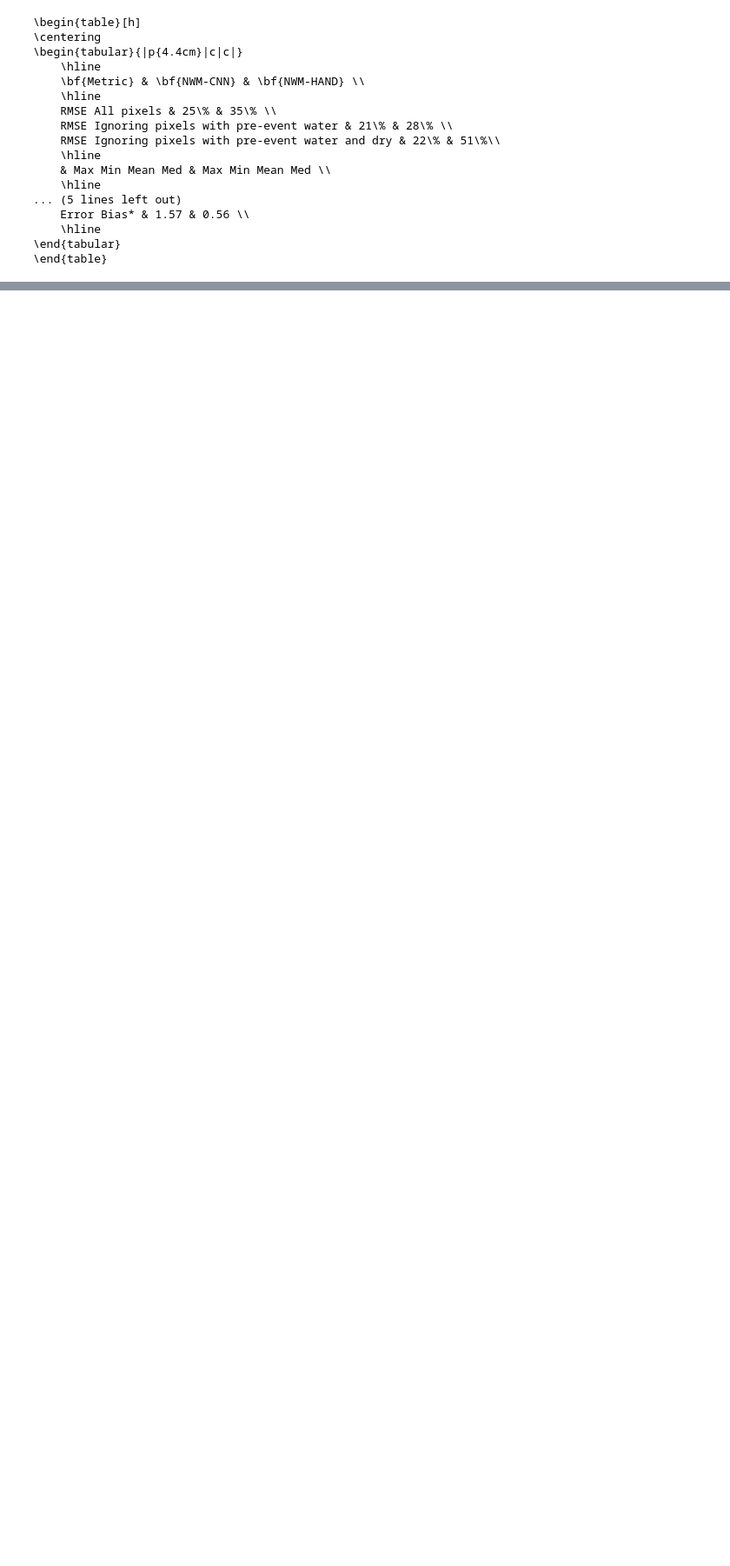
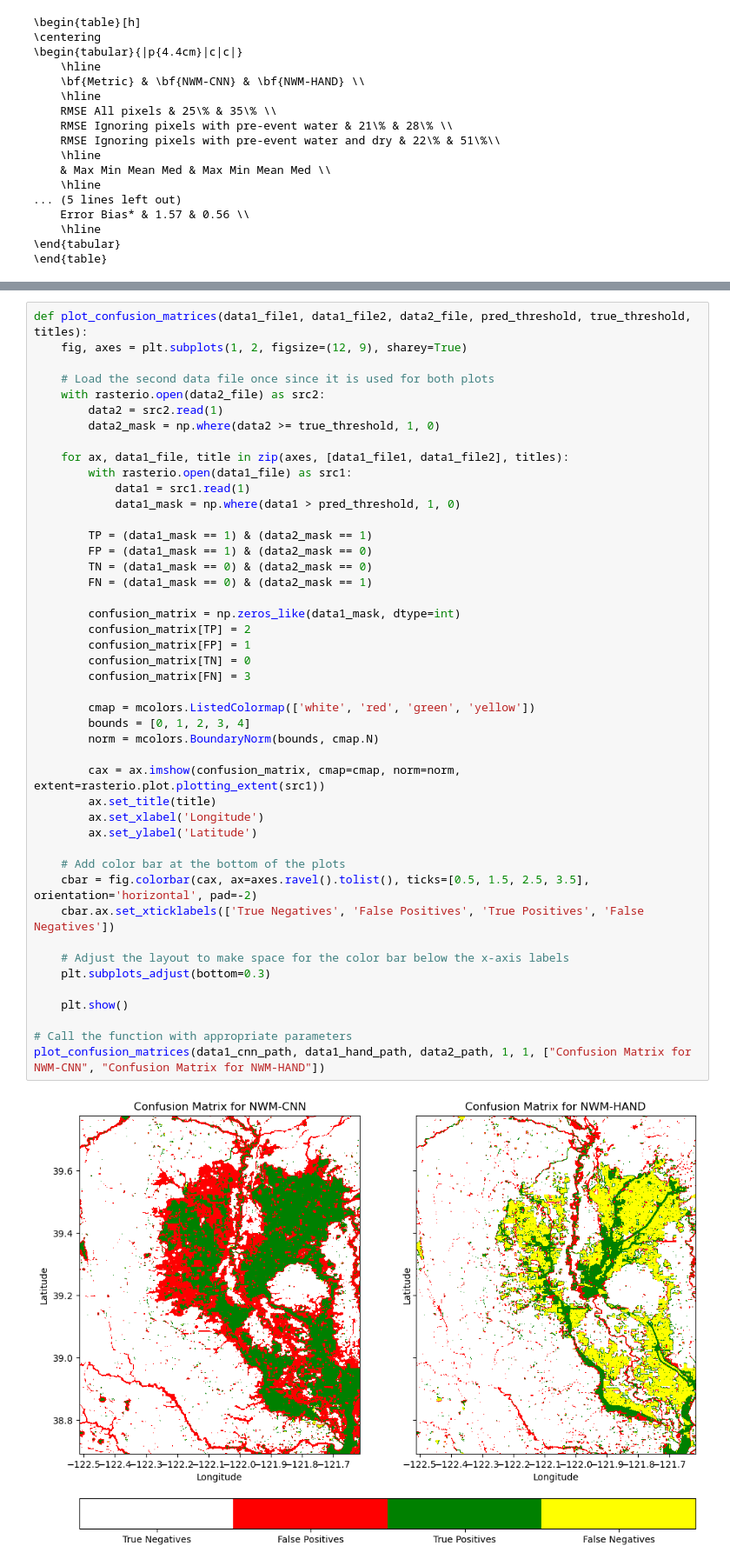
Before and after one commit to jmframe/NWM-CNN_california_AR_2023, a Jupyter notebook: table1.ipynb, the cells around one changed output, grey strips where cells are left out. Shown: that part at 87% size. Drawn from its saved outputs; the diff is of its cells as text; blank space fills up the shorter version.

```diff
--- a/table1.ipynb
+++ b/table1.ipynb
@@ -654,0 +724,47 @@ plt.close()
+# %%
+def plot_confusion_matrices(data1_file1, data1_file2, data2_file, pred_threshold, true_threshold, titles):
+    fig, axes = plt.subplots(1, 2, figsize=(12, 9), sharey=True)
+
+    # Load the second data file once since it is used for both plots
+    with rasterio.open(data2_file) as src2:
+        data2 = src2.read(1)
+        data2_mask = np.where(data2 >= true_threshold, 1, 0)
+
+    for ax, data1_file, title in zip(axes, [data1_file1, data1_file2], titles):
+        with rasterio.open(data1_file) as src1:
+            data1 = src1.read(1)
+            data1_mask = np.where(data1 > pred_threshold, 1, 0)
+
+        TP = (data1_mask == 1) & (data2_mask == 1)
+        FP = (data1_mask == 1) & (data2_mask == 0)
+        TN = (data1_mask == 0) & (data2_mask == 0)
+        FN = (data1_mask == 0) & (data2_mask == 1)
+
+        confusion_matrix = np.zeros_like(data1_mask, dtype=int)
+        confusion_matrix[TP] = 2
+        confusion_matrix[FP] = 1
+        confusion_matrix[TN] = 0
+        confusion_matrix[FN] = 3
+
+        cmap = mcolors.ListedColormap(['white', 'red', 'green', 'yellow'])
+        bounds = [0, 1, 2, 3, 4]
+        norm = mcolors.BoundaryNorm(bounds, cmap.N)
+
+        cax = ax.imshow(confusion_matrix, cmap=cmap, norm=norm, extent=rasterio.plot.plotting_extent(src1))
+        ax.set_title(title)
+        ax.set_xlabel('Longitude')
+        ax.set_ylabel('Latitude')
+
+    # Add color bar at the bottom of the plots
+    cbar = fig.colorbar(cax, ax=axes.ravel().tolist(), ticks=[0.5, 1.5, 2.5, 3.5], orientation='horizontal', pad=-2)
+    cbar.ax.set_xticklabels(['True Negatives', 'False Positives', 'True Positives', 'False Negatives'])
+
+    # Adjust the layout to make space for the color bar below the x-axis labels
+    plt.subplots_adjust(bottom=0.3)
+
+    plt.show()
+
+# Call the function with appropriate parameters
+plot_confusion_matrices(data1_cnn_path, data1_hand_path, data2_path, 1, 1, ["Confusion Matrix for NWM-CNN", "Confusion Matrix for NWM-HAND"])
+# %% [output]
+[figure, added]
```
Also changed, not shown: parts of 11 cells of this notebook, 5 other files.
